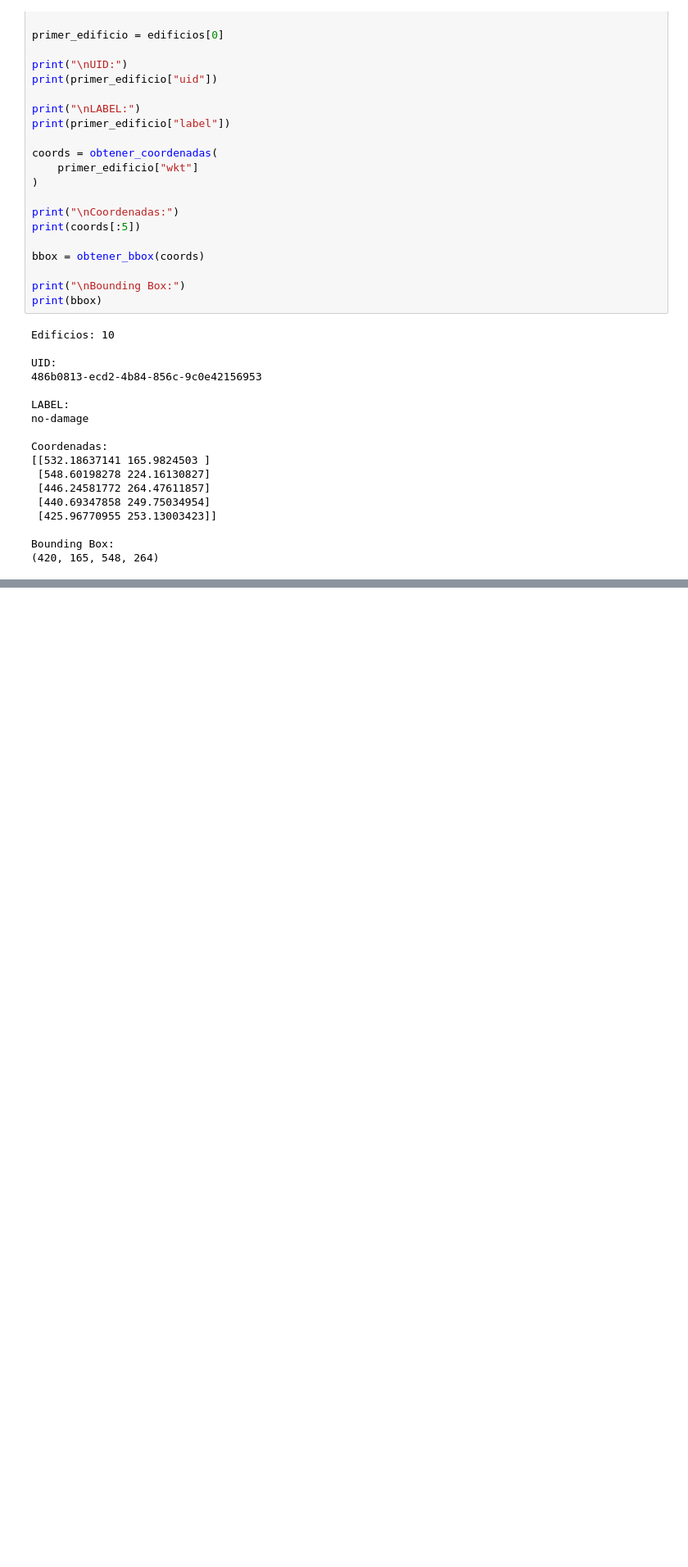
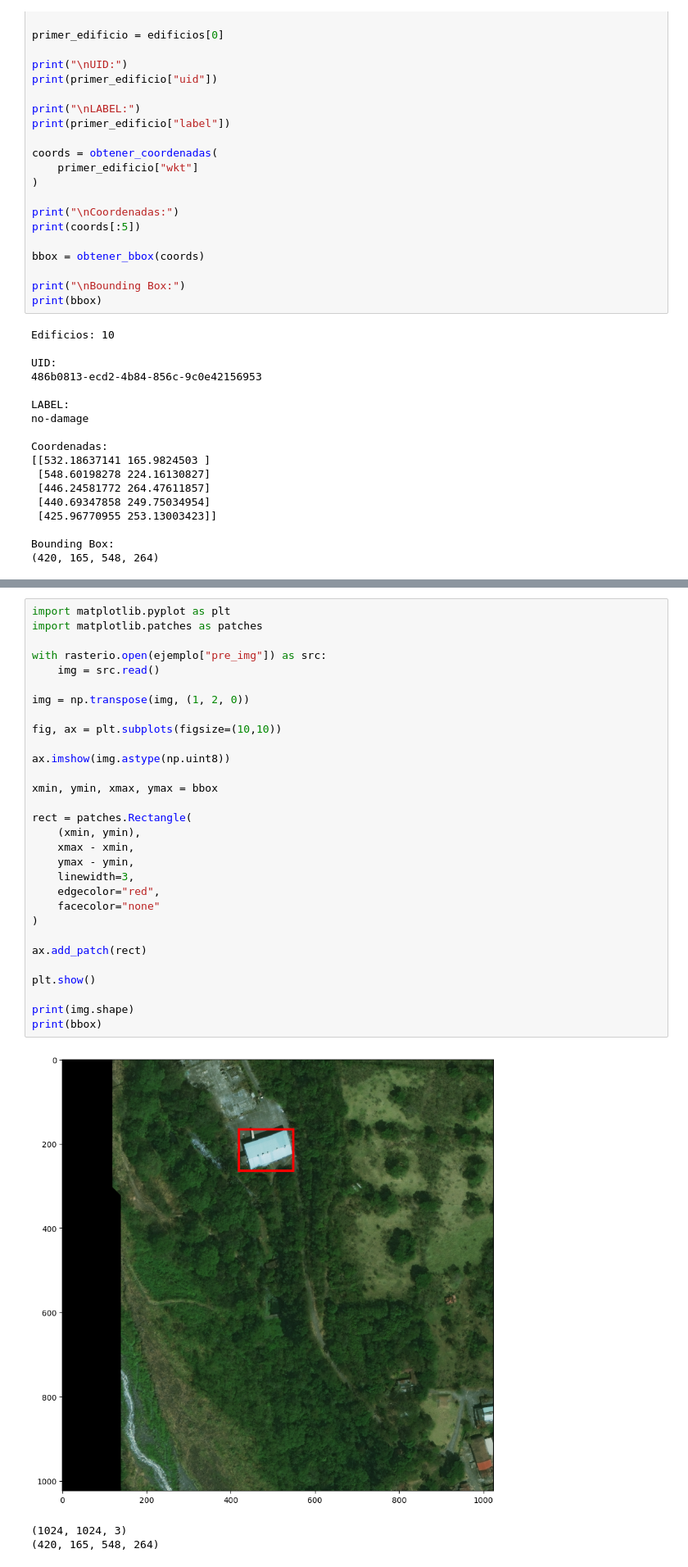
Before and after one commit to Stroper-Flame/RNyAP-Clasificacion-de-Dano-en-Edificaciones, a Jupyter notebook: main.ipynb, the cells around one changed output, grey strips where cells are left out. Shown at 82% size. Cells and saved outputs as stored; diff of their text form; blank space fills up the shorter version.

```diff
--- a/main.ipynb
+++ b/main.ipynb
@@ -196,0 +190,34 @@ ImportError: cannot import name 'recortar_imagen' from 'src.lectura' (/home/mark
+# %%
+import matplotlib.pyplot as plt
+import matplotlib.patches as patches
+
+with rasterio.open(ejemplo["pre_img"]) as src:
+    img = src.read()
+
+img = np.transpose(img, (1, 2, 0))
+
+fig, ax = plt.subplots(figsize=(10,10))
+
+ax.imshow(img.astype(np.uint8))
+
+xmin, ymin, xmax, ymax = bbox
+
+rect = patches.Rectangle(
+    (xmin, ymin),
+    xmax - xmin,
+    ymax - ymin,
+    linewidth=3,
+    edgecolor="red",
+    facecolor="none"
+)
+
+ax.add_patch(rect)
+
+plt.show()
+
+print(img.shape)
+print(bbox)
+# %% [output]
+[figure, added]
+(1024, 1024, 3)
+(420, 165, 548, 264)
```
Also changed, not shown: parts of 4 cells of this notebook.
